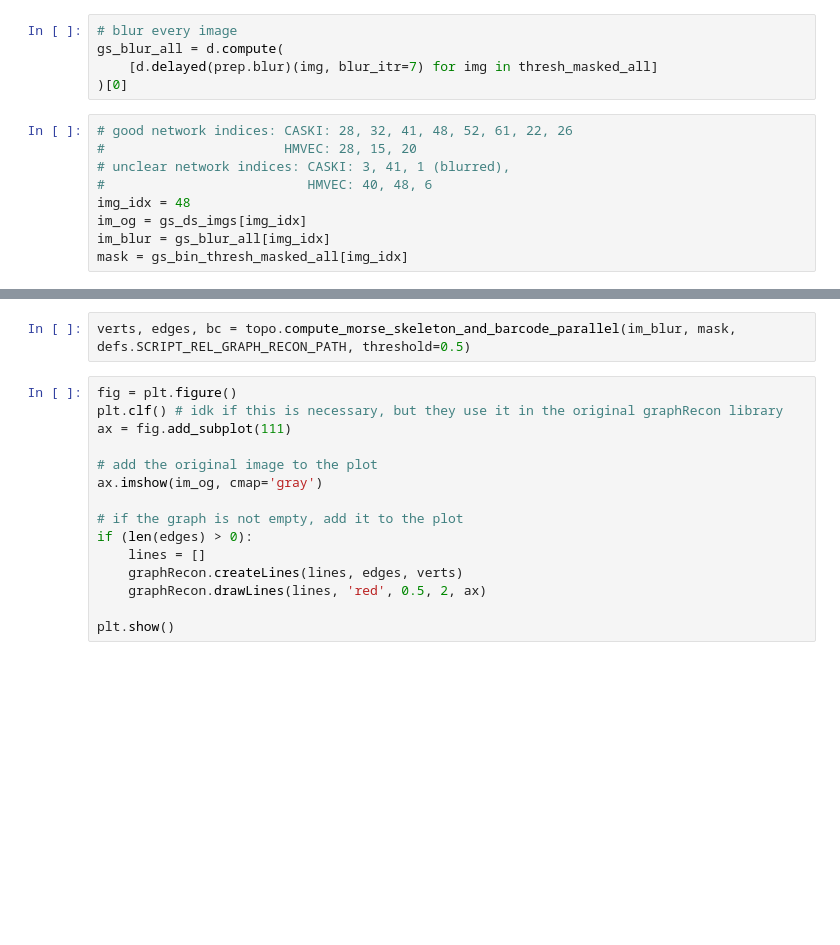
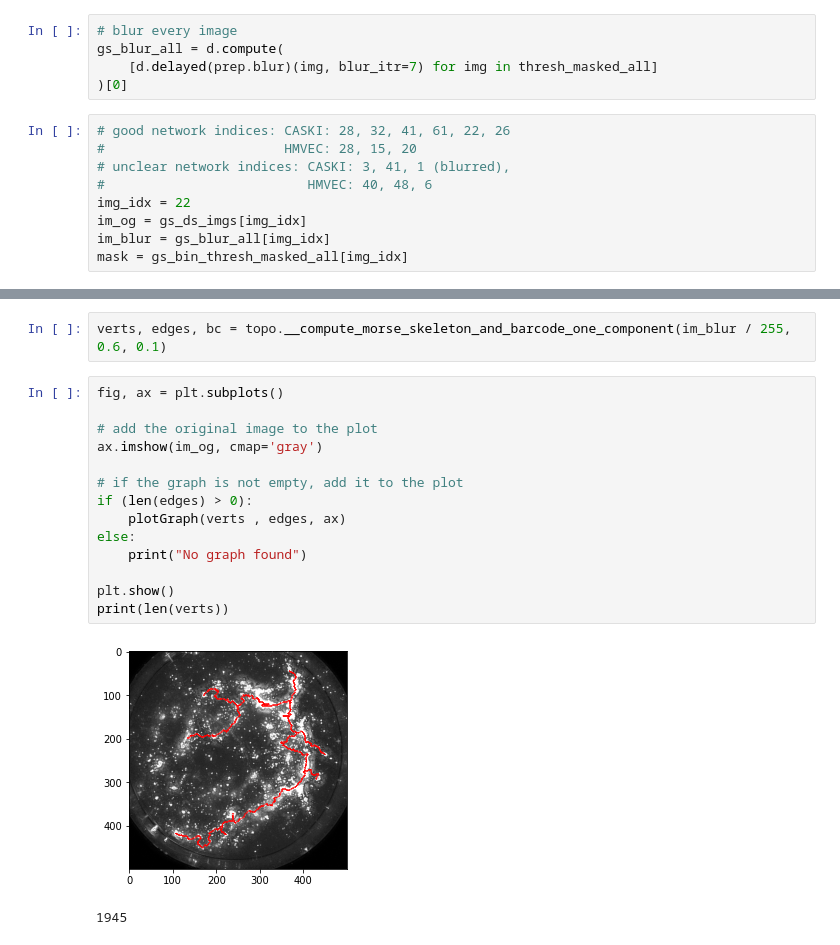
Before and after one commit to fogg-lab/tissue-model-analysis-tools, a Jupyter notebook: notebooks/topology/topo_full_pipeline_v4.ipynb, the cells around one changed output, grey strips where cells are left out. Drawn from its saved outputs; the diff is of its cells as text; blank space fills up the shorter version.

Commit message:
updated topology notebook to reflect change to pydmtgraph library
Former-commit-id: 9f172ef873a61255b88f104b597bdb6f745e8ebc

```diff
--- a/notebooks/topology/topo_full_pipeline_v4.ipynb
+++ b/notebooks/topology/topo_full_pipeline_v4.ipynb
@@ -99,11 +99,11 @@ gs_blur_all = d.compute(
     [d.delayed(prep.blur)(img, blur_itr=7) for img in thresh_masked_all]
 )[0]
 # %%
-# good network indices: CASKI: 28, 32, 41, 48, 52, 61, 22, 26
+# good network indices: CASKI: 28, 32, 41, 61, 22, 26
 #                       HMVEC: 28, 15, 20
 # unclear network indices: CASKI: 3, 41, 1 (blurred),
 #                          HMVEC: 40, 48, 6
-img_idx = 48
+img_idx = 22
 im_og = gs_ds_imgs[img_idx]
 im_blur = gs_blur_all[img_idx]
 mask = gs_bin_thresh_masked_all[img_idx]
@@ -119,20 +125,22 @@ plt.show()
 # %%
-verts, edges, bc = topo.compute_morse_skeleton_and_barcode_parallel(im_blur, mask, defs.SCRIPT_REL_GRAPH_RECON_PATH, threshold=0.5)
+verts, edges, bc = topo.__compute_morse_skeleton_and_barcode_one_component(im_blur / 255, 0.6, 0.1)
 # %%
-fig = plt.figure()
-plt.clf() # idk if this is necessary, but they use it in the original graphRecon library
-ax = fig.add_subplot(111)
+fig, ax = plt.subplots()
 
 # add the original image to the plot
 ax.imshow(im_og, cmap='gray')
 
 # if the graph is not empty, add it to the plot
 if (len(edges) > 0):
-    lines = []
-    graphRecon.createLines(lines, edges, verts)
-    graphRecon.drawLines(lines, 'red', 0.5, 2, ax)
+    plotGraph(verts , edges, ax)
+else:
+    print("No graph found")
 
 plt.show()
+print(len(verts))
+# %% [output]
+[figure, added]
+1945
 # %%
 # if the barcode is not empty, plot it!
 if (len(bc)>0):
```
Also changed, not shown: parts of 6 cells of this notebook.
